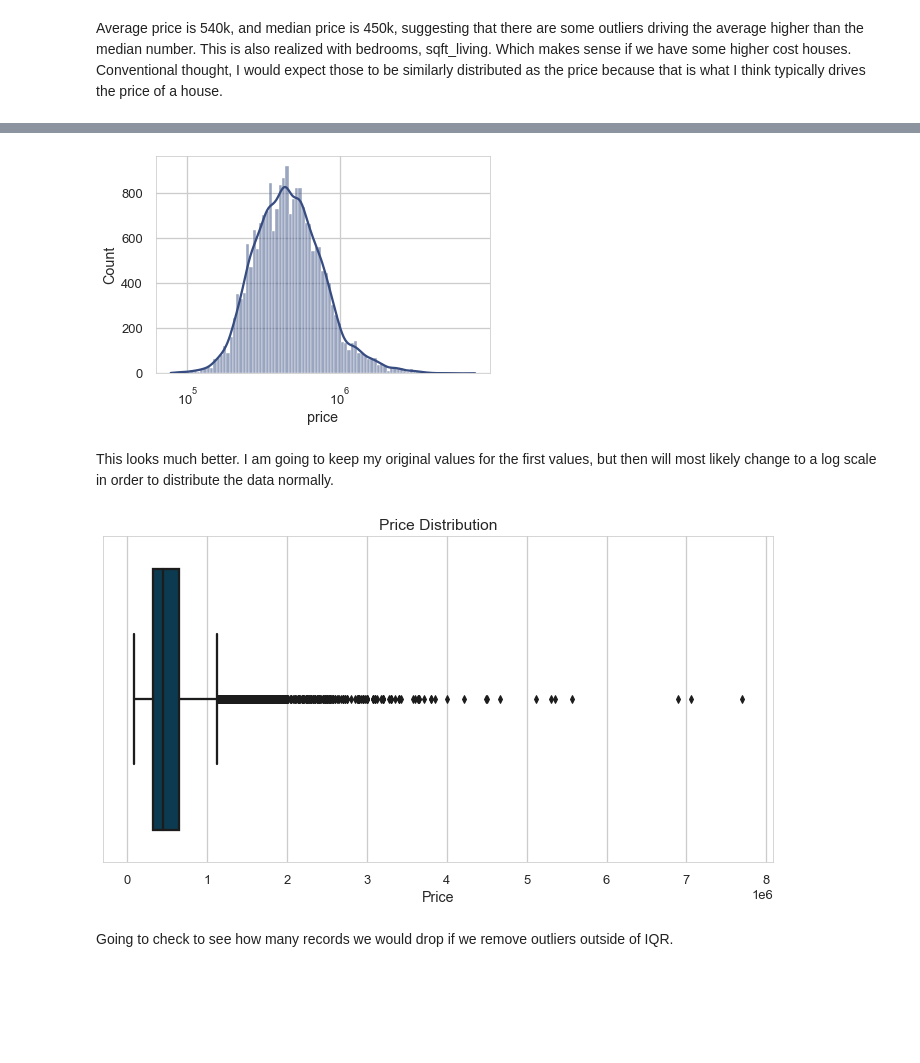
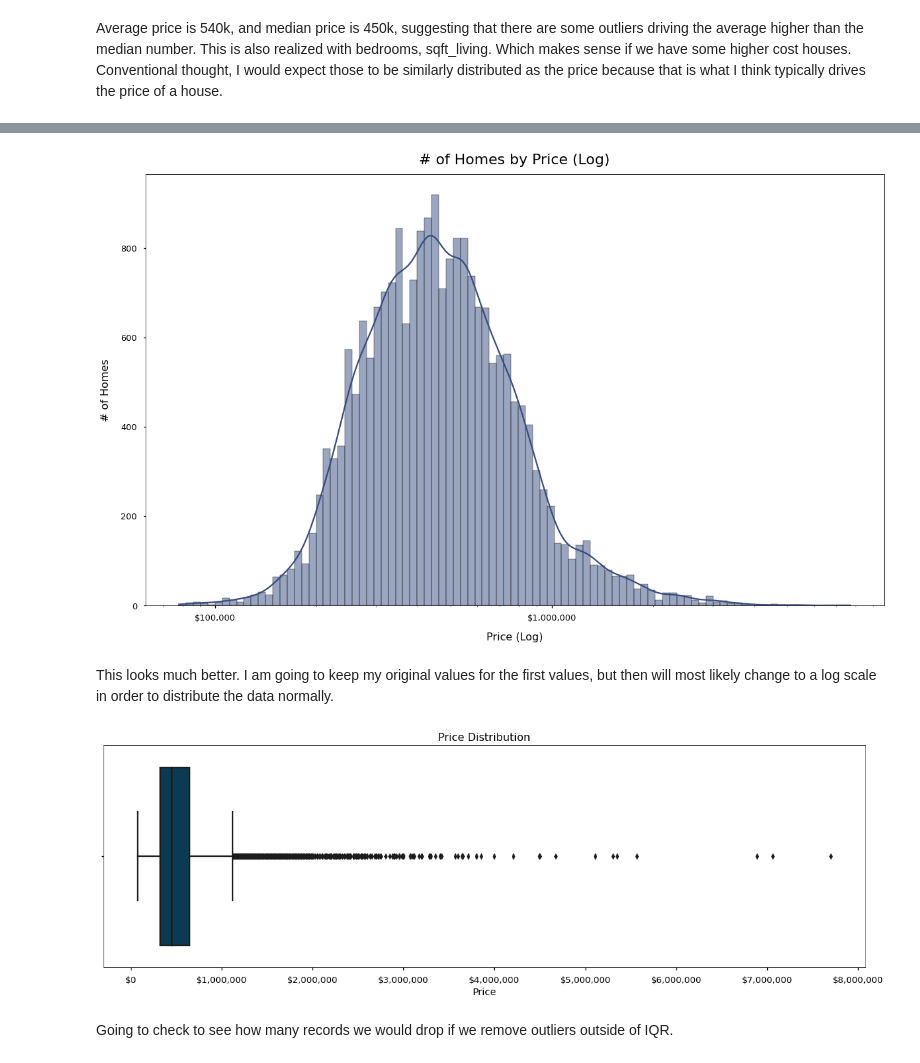
Before and after one commit to heathlikethecandybar/dsc-phase-2-project-v2-3, a Jupyter notebook: phase_2_project.ipynb, the cells around one changed output, grey strips where cells are left out. Saved outputs shown, nothing was run; the diff lists cells and outputs as text; code cells hidden in the pictures; blank space fills up the shorter version.

```diff
--- a/phase_2_project.ipynb
+++ b/phase_2_project.ipynb
@@ -461,13 +484,25 @@ Distribution seems to be right skewed.  Meaning that our mean is above our Media
 # %%
 # Quick look at price, our dependent variable transformed as a log value
 
-sns.histplot(data=df_clean, x='price', kde=True, log_scale=True, color=c("indigo"));
+fig, ax = plt.subplots(figsize=(20,12))
+
+sns.histplot(data=df_clean, x='price', kde=True, log_scale=True, color=c("indigo"))
+
+ax.set_title('# of Homes by Price (Log)', pad=15, fontsize=22)
+ax.set_xlabel('Price (Log)', labelpad=15, fontsize=16)
+ax.set_ylabel('# of Homes', labelpad=15, fontsize=16)
+
+fmt = '${x:,.0f}'
+tick = mtick.StrMethodFormatter(fmt)
+ax.xaxis.set_major_formatter(tick)
+
+plt.show();
 # %% [output]
-[figure, old version]
+[figure, new version]
 # %% [markdown]
 This looks much better.  I am going to keep my original values for the first values, but then will most likely change to a log scale in order to distribute the data normally.
 # %%
-fig, ax = plt.subplots(figsize=(12,6))
+fig, ax = plt.subplots(figsize=(20,6))
 
 ax.set_title('Price Distribution')
 
@@ -476,9 +511,13 @@ bp = sns.boxplot(data=df_clean,
             x='price',
             palette=pal)
 
+fmt = '${x:,.0f}'
+tick = mtick.StrMethodFormatter(fmt)
+ax.xaxis.set_major_formatter(tick)
+
 bp.set_xlabel('Price');
 # %% [output]
-[figure, old version]
+[figure, new version]
 # %% [markdown]
 Going to check to see how many records we would drop if we remove outliers outside of IQR.
 # %%
```
Also changed, not shown: parts of 20 cells of this notebook.
